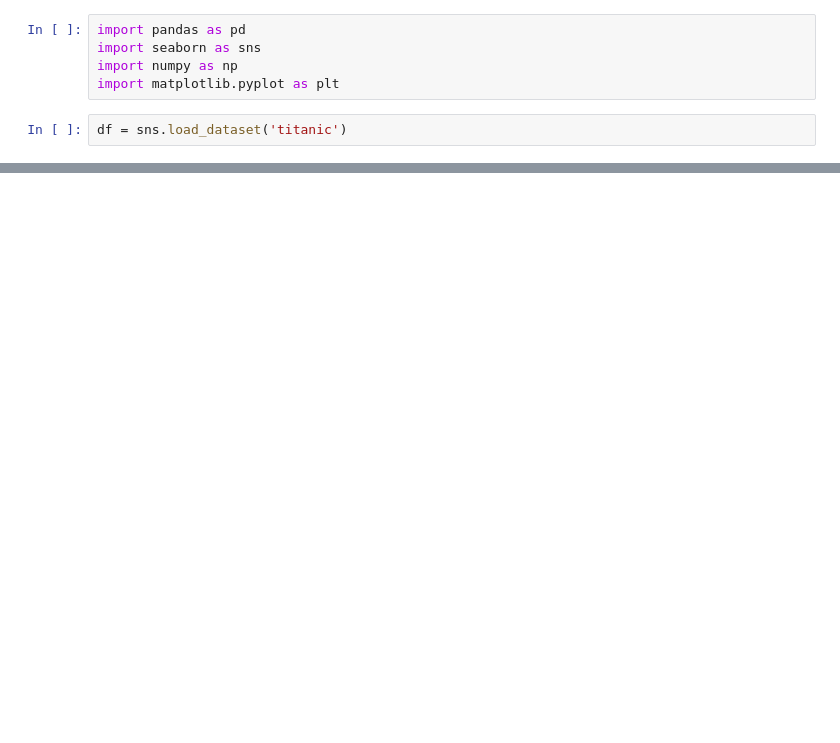
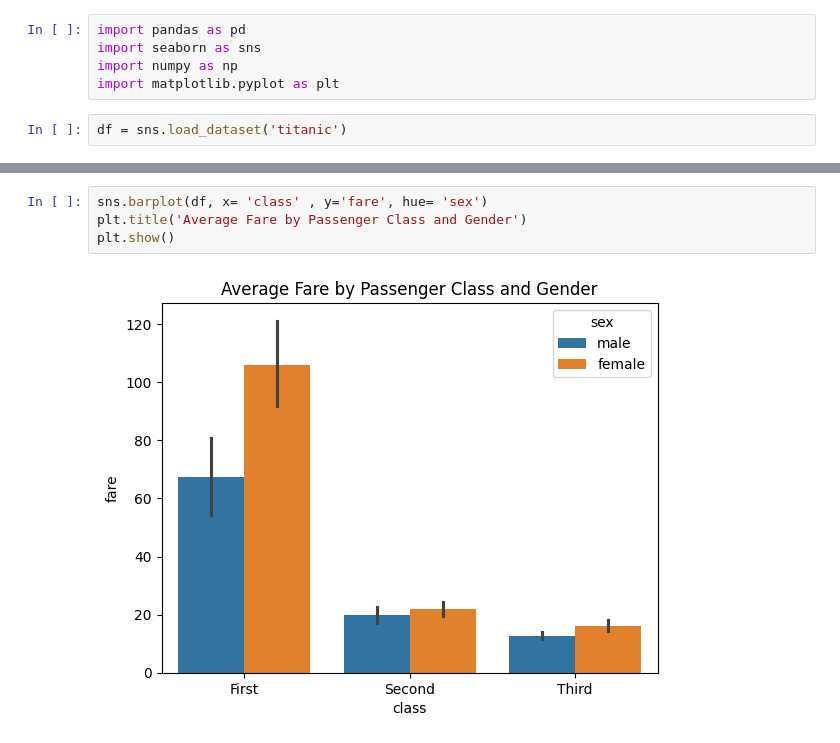
Before and after one commit to GulamAnsari12/DATA-ANALYST, a Jupyter notebook: Visualization/graph1.ipynb, the cells around one changed output, grey strips where cells are left out. Cells and saved outputs as stored; diff of their text form; blank space fills up the shorter version.

```diff
--- a/Visualization/graph1.ipynb
+++ b/Visualization/graph1.ipynb
@@ -14,0 +15,6 @@ plt.show()
+# %%
+sns.barplot(df, x= 'class' , y='fare', hue= 'sex')
+plt.title('Average Fare by Passenger Class and Gender')
+plt.show()
+# %% [output]
+[figure, added]
```
Also changed, not shown: parts of 3 cells of this notebook, 3 other files.
